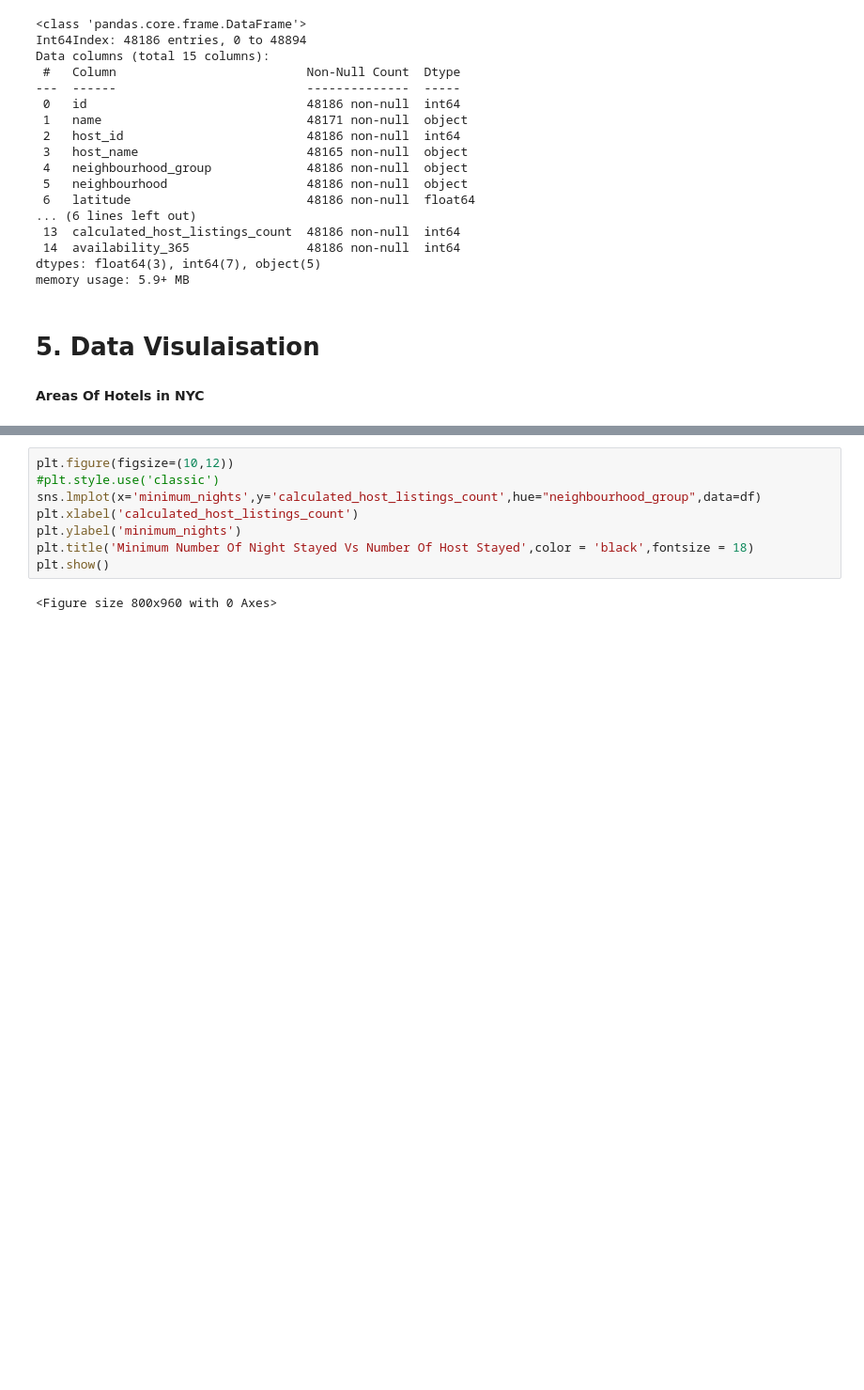
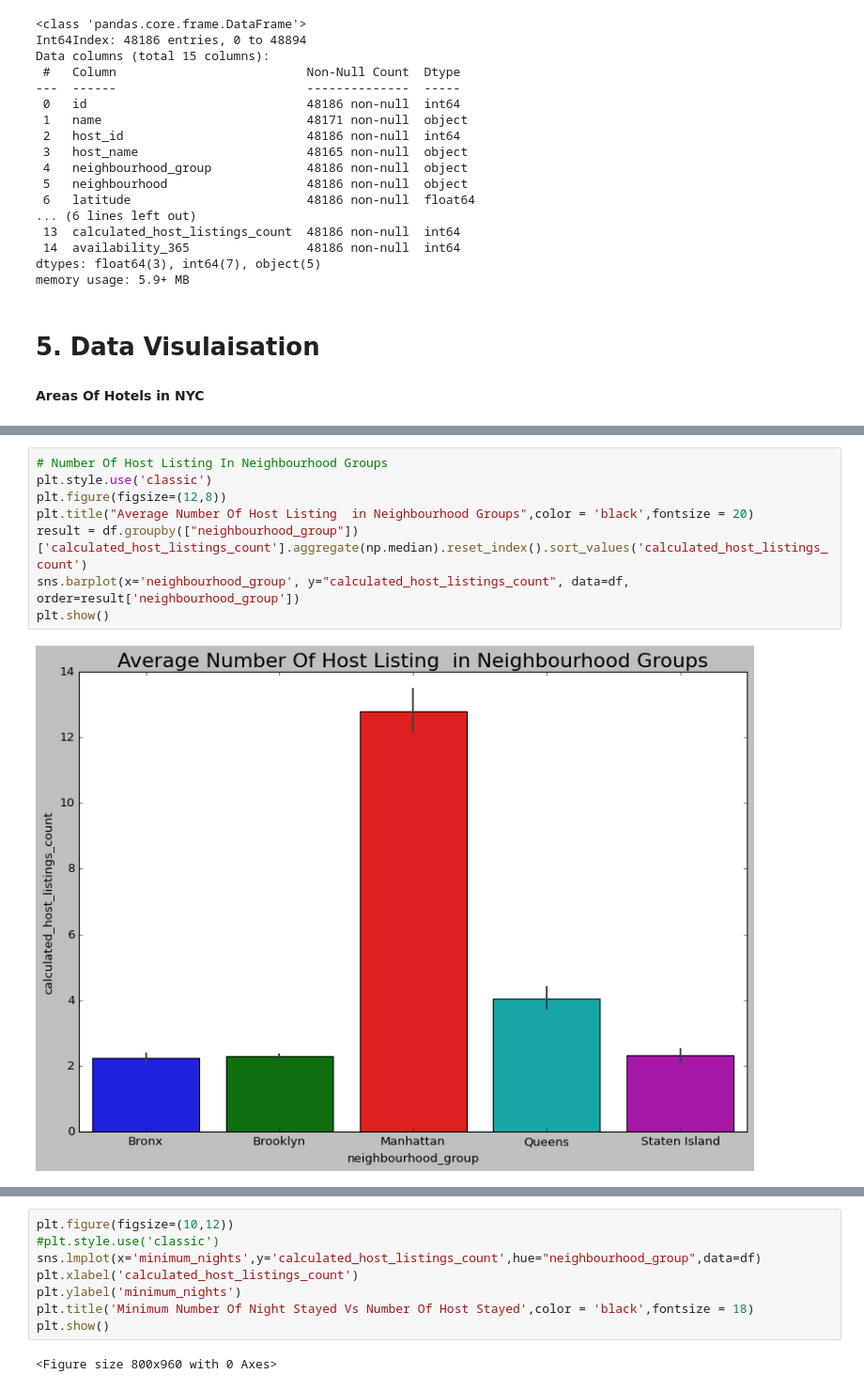
Before and after one commit to amanjn7/Airbnb-Booking-Analysis, a Jupyter notebook: Aman_Jain_Airbnb_Bookings_Analysis_Capstone_Project.ipynb, the cells around one changed output, grey strips where cells are left out. Shown at 94% size. Drawn from its saved outputs; the diff is of its cells as text; blank space fills up the shorter version.

```diff
--- a/Aman_Jain_Airbnb_Bookings_Analysis_Capstone_Project.ipynb
+++ b/Aman_Jain_Airbnb_Bookings_Analysis_Capstone_Project.ipynb
@@ -455,0 +371,10 @@ plt.show()
+# %%
+# Number Of Host Listing In Neighbourhood Groups
+plt.style.use('classic')
+plt.figure(figsize=(12,8))
+plt.title("Average Number Of Host Listing  in Neighbourhood Groups",color = 'black',fontsize = 20)
+result = df.groupby(["neighbourhood_group"])['calculated_host_listings_count'].aggregate(np.median).reset_index().sort_values('calculated_host_listings_count')
+sns.barplot(x='neighbourhood_group', y="calculated_host_listings_count", data=df, order=result['neighbourhood_group'])
+plt.show()
+# %% [output]
+[figure, added]
```
Also changed, not shown: parts of 39 cells of this notebook.
